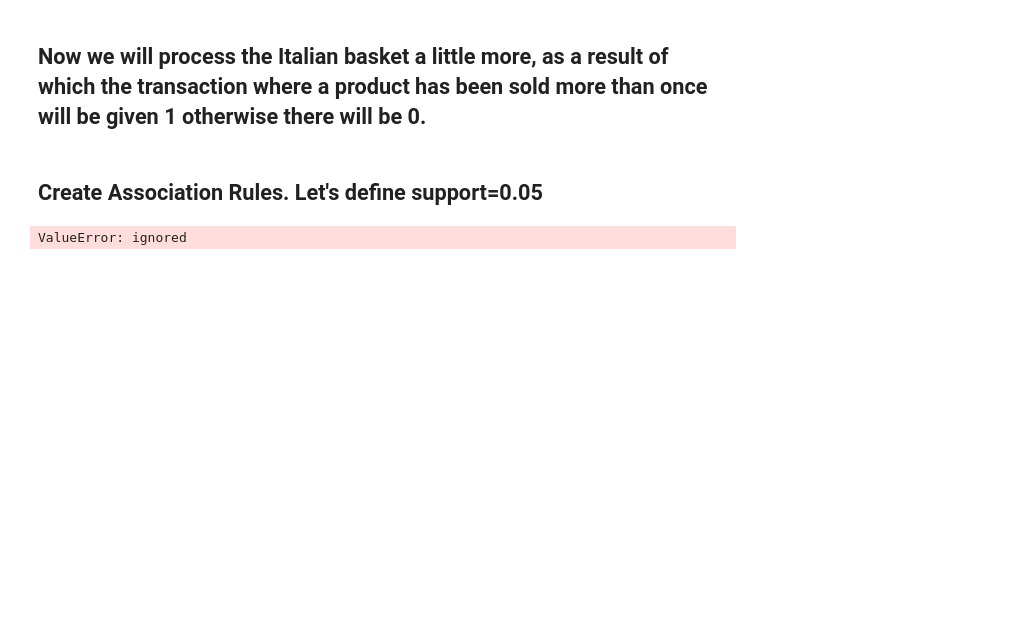
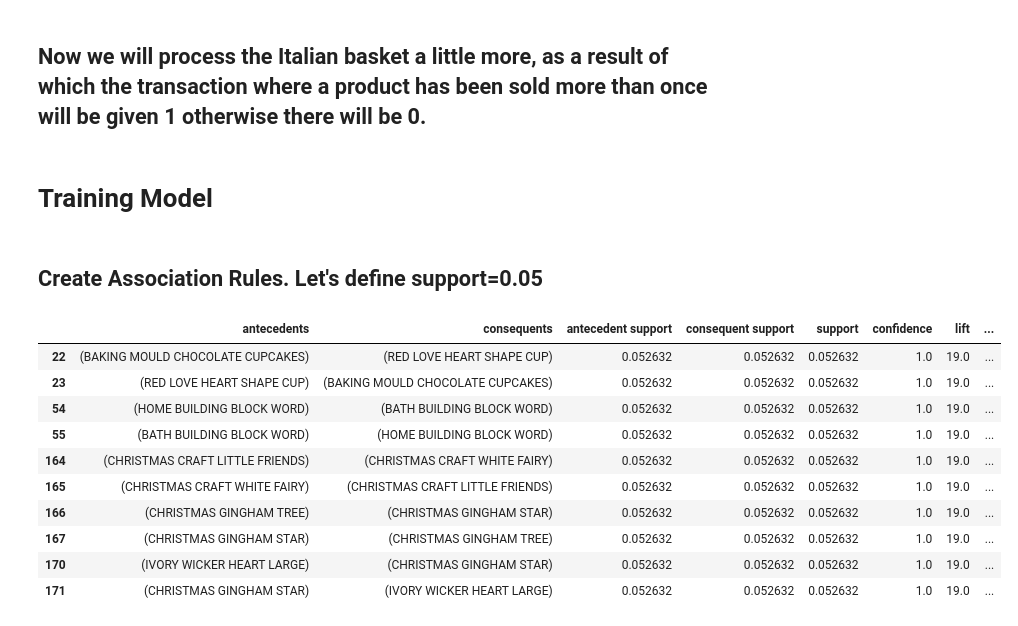
Before and after one commit to AzadMehedi/ML-Algorithoms, a Jupyter notebook: Association_Rules_Apriori_Algorithm.ipynb, the cells around one changed output. Cells and saved outputs as stored; diff of their text form; code cells hidden in the pictures; blank space fills up the shorter version.

```diff
--- a/Association_Rules_Apriori_Algorithm.ipynb
+++ b/Association_Rules_Apriori_Algorithm.ipynb
@@ -76,6 +76,7 @@ basket_Italy
 # %% [markdown]
 ## Now we will process the Italian basket a little more, as a result of which the transaction where a product has been sold more than once will be given 1 otherwise there will be 0.
 # %%
+# converting all positive values into 1 and everything else to 0
 def hot_encode(x):
   if x <= 0:
     return 0
@@ -83,14 +84,28 @@ def hot_encode(x):
     return 1
 
 basket_encoded = basket_Italy.applymap(hot_encode)
+basket_Italy = basket_encoded
+# %% [markdown]
+# Training Model
 # %% [markdown]
 ## Create Association Rules. Let's define support=0.05
 # %%
+# generating frequent itemset
 frq_items = apriori(basket_Italy, min_support = 0.05, use_colnames = True)
 
-# Collecting the inferred rules in a dataframe
+# generating rules
 rules = association_rules(frq_items, metric ="lift", min_threshold = 1)
 rules = rules.sort_values(['confidence', 'lift'], ascending =[False, False])
-rules
+rules.head(10)
 # %% [output]
-ValueError: ignored
+|  | antecedents | consequents | antecedent support | consequent support | support | confidence | lift | ... |
+| 22 | (BAKING MOULD CHOCOLATE CUPCAKES) | (RED LOVE HEART SHAPE CUP) | 0.052632 | 0.052632 | 0.052632 | 1.0 | 19.0 | ... |
+| 23 | (RED LOVE HEART SHAPE CUP) | (BAKING MOULD CHOCOLATE CUPCAKES) | 0.052632 | 0.052632 | 0.052632 | 1.0 | 19.0 | ... |
+| 54 | (HOME BUILDING BLOCK WORD) | (BATH BUILDING BLOCK WORD) | 0.052632 | 0.052632 | 0.052632 | 1.0 | 19.0 | ... |
+| 55 | (BATH BUILDING BLOCK WORD) | (HOME BUILDING BLOCK WORD) | 0.052632 | 0.052632 | 0.052632 | 1.0 | 19.0 | ... |
+| 164 | (CHRISTMAS CRAFT LITTLE FRIENDS) | (CHRISTMAS CRAFT WHITE FAIRY) | 0.052632 | 0.052632 | 0.052632 | 1.0 | 19.0 | ... |
+| 165 | (CHRISTMAS CRAFT WHITE FAIRY) | (CHRISTMAS CRAFT LITTLE FRIENDS) | 0.052632 | 0.052632 | 0.052632 | 1.0 | 19.0 | ... |
+| 166 | (CHRISTMAS GINGHAM TREE) | (CHRISTMAS GINGHAM STAR) | 0.052632 | 0.052632 | 0.052632 | 1.0 | 19.0 | ... |
+| 167 | (CHRISTMAS GINGHAM STAR) | (CHRISTMAS GINGHAM TREE) | 0.052632 | 0.052632 | 0.052632 | 1.0 | 19.0 | ... |
+| 170 | (IVORY WICKER HEART LARGE) | (CHRISTMAS GINGHAM STAR) | 0.052632 | 0.052632 | 0.052632 | 1.0 | 19.0 | ... |
+| 171 | (CHRISTMAS GINGHAM STAR) | (IVORY WICKER HEART LARGE) | 0.052632 | 0.052632 | 0.052632 | 1.0 | 19.0 | ... |
```
